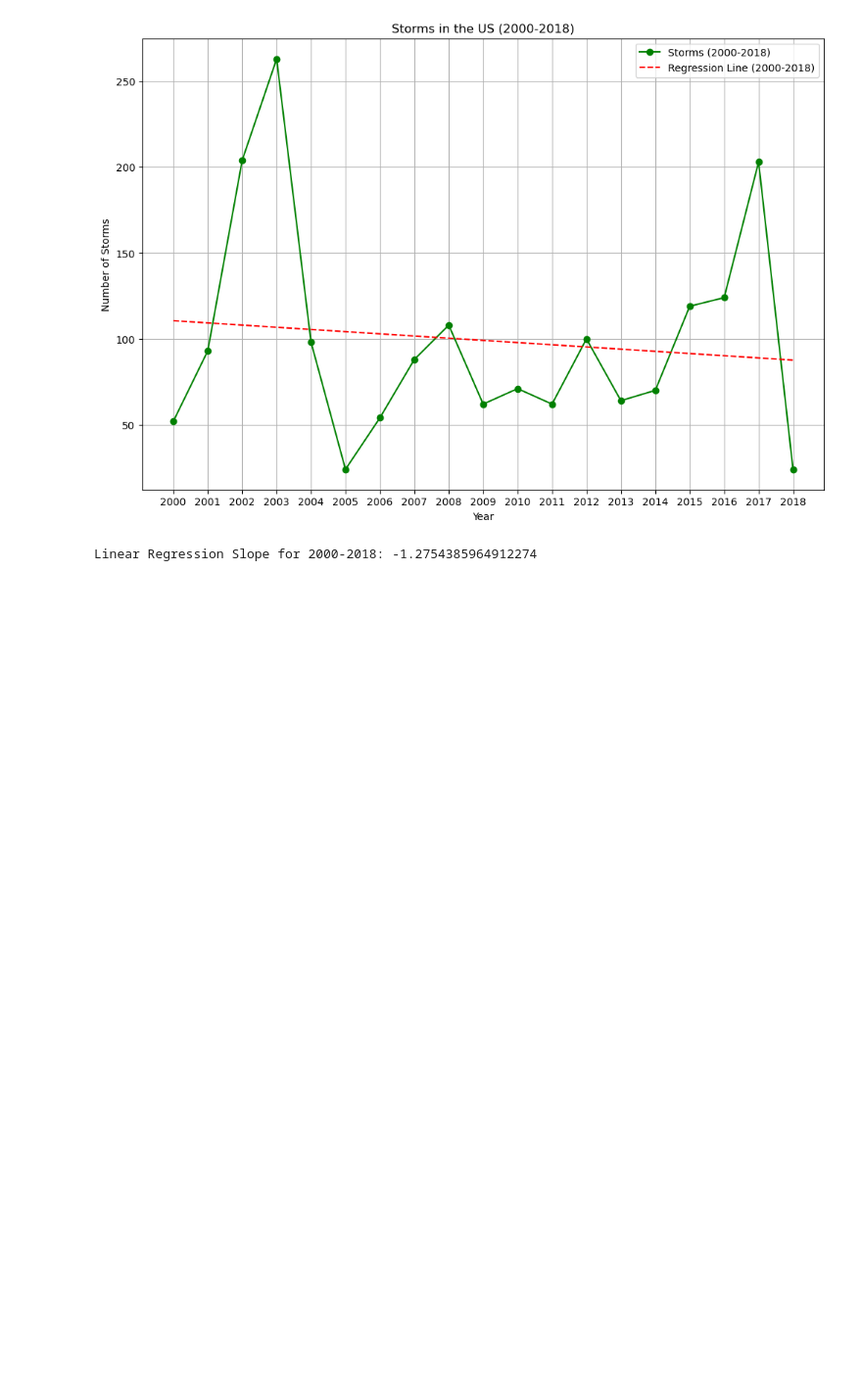
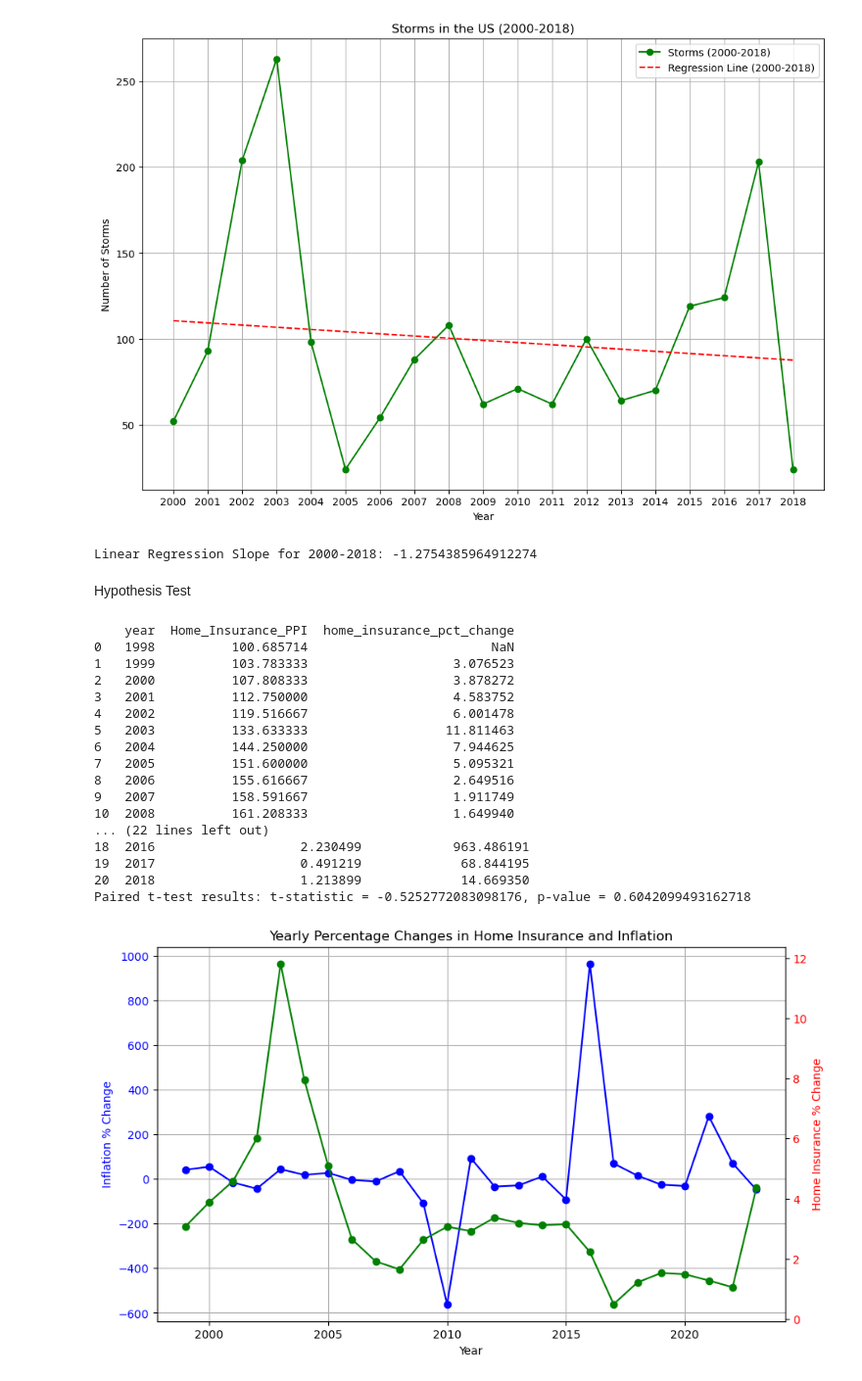
Before and after one commit to smille202/capstone, a Jupyter notebook: work/working_code.ipynb, the cells around one changed output. Shown at 98% size. Cells and saved outputs as stored; diff of their text form; code cells hidden in the pictures; blank space fills up the shorter version.

```diff
--- a/work/working_code.ipynb
+++ b/work/working_code.ipynb
@@ -514,3 +540,60 @@ print(f"Linear Regression Slope for 2000-2018: {regressor_since2000.coef_[0]}")
 Linear Regression Slope for All Years: 2.355687471440949
 [figure]
 Linear Regression Slope for 2000-2018: -1.2754385964912274
+# %% [markdown]
+Hypothesis Test
+# %%
+# group by year and take the avg Home Insurance PPI per year
+home_yearly = home_data.groupby('year')['Home_Insurance_PPI'].mean().reset_index()
+
+# calculate yearly percentage change
+home_yearly['home_insurance_pct_change'] = home_yearly['Home_Insurance_PPI'].pct_change() * 100
+print(home_yearly.head(15))
+
+# merge with inflation data
+inflation_yearly = inflation_data.groupby('year')['inflation_rate'].mean().reset_index()
+inflation_yearly['inflation_pct_change'] = inflation_yearly['inflation_rate'].pct_change() * 100
+paired_data = pd.merge(home_yearly[['year', 'home_insurance_pct_change']],
+                        inflation_yearly[['year', 'inflation_pct_change']], on='year', how='inner')
+paired_data.dropna(inplace=True)
+print(paired_data[['year', 'home_insurance_pct_change', 'inflation_pct_change']].head(20))
+
+#paired t-test
+from scipy.stats import ttest_rel
+t_stat, p_value = ttest_rel(paired_data['home_insurance_pct_change'], paired_data['inflation_pct_change'])
+print(f"Paired t-test results: t-statistic = {t_stat}, p-value = {p_value}")
+
+# plot of yearly percentage changes
+fig, ax1 = plt.subplots(figsize=(10, 6))
+#  inflation data on y-axis (left)
+ax1.plot(paired_data['year'], paired_data['inflation_pct_change'], marker='o', linestyle='-', color='b', label='Inflation % Change')
+ax1.set_xlabel('Year')
+ax1.set_ylabel('Inflation % Change', color='b')
+ax1.tick_params(axis='y', labelcolor='b')
+# secondary y-axis insurance percentage change (right)
+ax2 = ax1.twinx()
+ax2.plot(paired_data['year'], paired_data['home_insurance_pct_change'], marker='o', linestyle='-', color='r', label='Home Insurance % Change')
+ax2.set_ylabel('Home Insurance % Change', color='r')
+ax2.tick_params(axis='y', labelcolor='r')
+plt.title('Yearly Percentage Changes in Home Insurance and Inflation')
+ax1.grid(True)
+plt.show()
+# %% [output]
+    year  Home_Insurance_PPI  home_insurance_pct_change
+0   1998          100.685714                        NaN
+1   1999          103.783333                   3.076523
+2   2000          107.808333                   3.878272
+3   2001          112.750000                   4.583752
+4   2002          119.516667                   6.001478
+5   2003          133.633333                  11.811463
+6   2004          144.250000                   7.944625
+7   2005          151.600000                   5.095321
+8   2006          155.616667                   2.649516
+9   2007          158.591667                   1.911749
+10  2008          161.208333                   1.649940
+... (22 lines left out)
+18  2016                   2.230499            963.486191
+19  2017                   0.491219             68.844195
+20  2018                   1.213899             14.669350
+Paired t-test results: t-statistic = -0.5252772083098176, p-value = 0.6042099493162718
+[figure, added]
```
Also changed, not shown: parts of 3 cells of this notebook.
